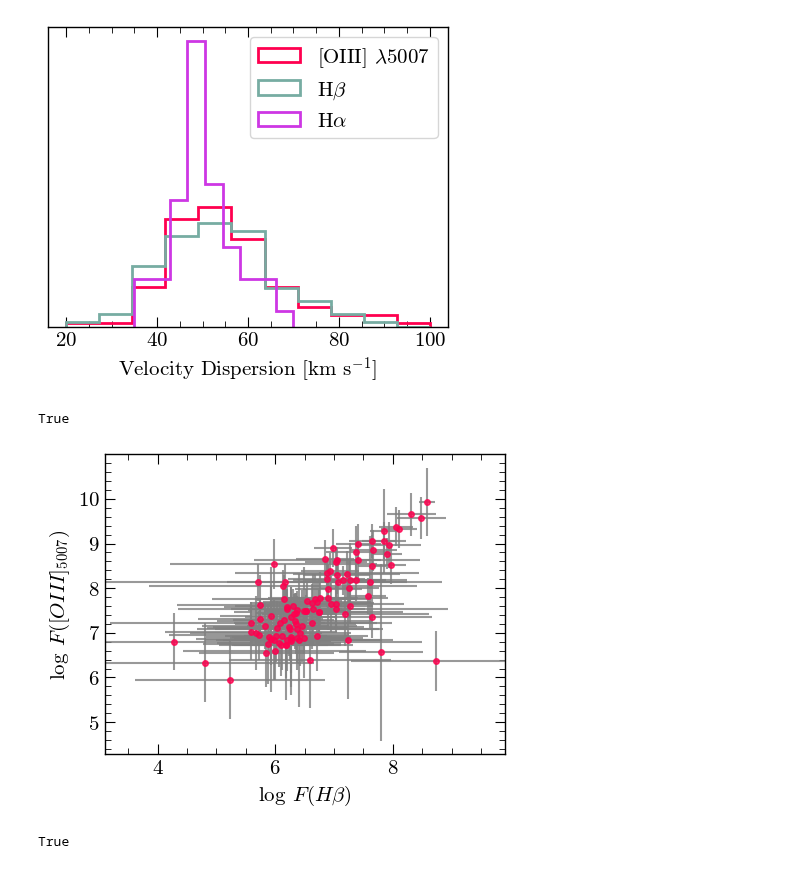
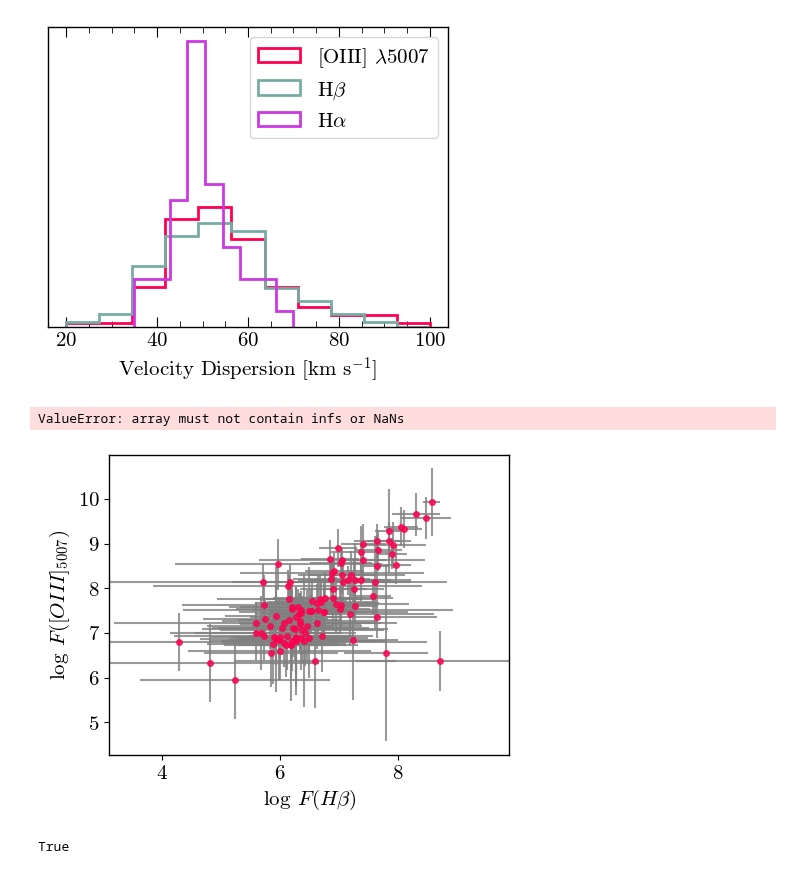
Before and after one commit to 0hardytom/eelgs, a Jupyter notebook: notebooks/week5-6/testnotes.ipynb, the cells around one changed output. Cells and saved outputs as stored; diff of their text form; code cells hidden in the pictures.

```diff
--- a/notebooks/week5-6/testnotes.ipynb
+++ b/notebooks/week5-6/testnotes.ipynb
@@ -103,4 +104,5 @@ lambda_keys = {
 test = ascii.read('allsources.csv')
 tab = test[test['object_id']!= 'STACK']
 # %%
-tab
+def linear(x, *params):
+    return params[0]*x+params[1]
@@ -142,25 +126,30 @@ True
 # %%
 fig, ax = pf.create_plot()
 
 xlims = (3.3,9.7)
 xlol = np.log(tab['hbeta_flux'])<xlims[0]
 xup = np.log(tab['hbeta_flux'])>xlims[1]
 
 ax.errorbar(np.log(tab['hbeta_flux']),np.log(tab['oiii5007_flux']),
             fmt='o', color='#ff004f', ms=4,
             xerr= np.abs(((tab['hbeta_flux_err'])/(tab['hbeta_flux']))*np.log(tab['hbeta_flux'])),
             yerr = np.abs((tab['oiii5007_flux_err']/tab['oiii5007_flux'])*np.log(tab['oiii5007_flux'])),
             ecolor='gray', alpha=0.8, xlolims=xlol, xuplims=xup)
 
 ax.set_ylabel(r'$\log\;F([OIII]_{5007})$')
 ax.set_xlabel(r'$\log\;F(H\beta)$')
 
 ax.set_xlim(3.1,9.9)
 
+xvals = np.log(tab['hbeta_flux'])
+yvals = np.log(tab['oiii5007_flux'])
+mask = (~np.isnan(xvals))&(~np.isnan(yvals))
+popt, cov = curve_fit(linear,xvals[mask], yvals[mask], p0=2*[0])
+
 pf.fix_plot([ax])
 # %% [output]
-True
+ValueError: array must not contain infs or NaNs
-[figure, old version]
+[figure, new version]
 # %%
 fig, ax = pf.create_plot()
 
```
Also changed, not shown: parts of 5 cells of this notebook, 2 other files.
